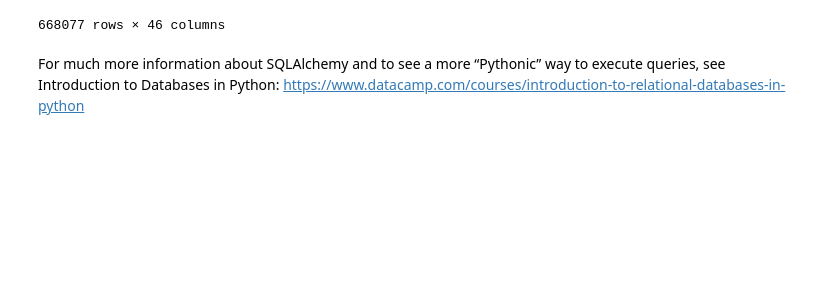
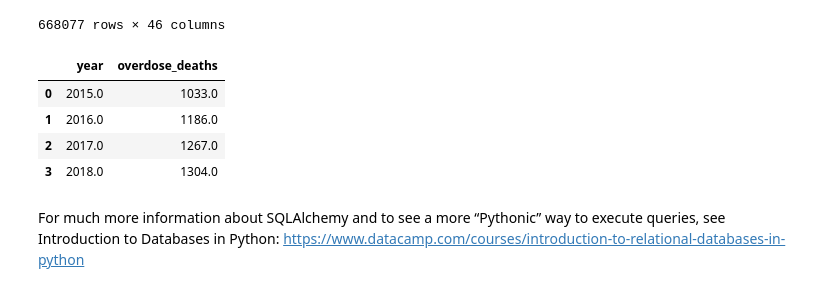
Before and after one commit to NSS-Data-Analytics-Cohort-12/prescribers-python-da12-v2-pandamore, a Jupyter notebook: notebooks/prescribers.ipynb, the cells around one changed output. Saved outputs shown, nothing was run; the diff lists cells and outputs as text; code cells hidden in the pictures; blank space fills up the shorter version.

```diff
--- a/notebooks/prescribers.ipynb
+++ b/notebooks/prescribers.ipynb
@@ -288,3 +289,5 @@ ppdfc_overdose_df
 | 668075 | 1.993000e+09 | THOMAS | SHELIA | K | RN, APN | ... |
 | 668076 | 1.993000e+09 | THOMAS | SHELIA | K | RN, APN | ... |
 668077 rows × 46 columns
+# %%
+county_od_df = fips_county_df.merge(overdose_df, on='fipscounty', how='left')
@@ -291,3 +296,12 @@ ppdfc_overdose_df
+# %%
+overdose_2015_group = county_od_df.groupby(['year'])['overdose_deaths'].sum().reset_index()
+overdose_2015_group
+# %% [output]
+|  | year | overdose_deaths |
+| 0 | 2015.0 | 1033.0 |
+| 1 | 2016.0 | 1186.0 |
+| 2 | 2017.0 | 1267.0 |
+| 3 | 2018.0 | 1304.0 |
 # %%
 # 4. Is there an association between rates of opioid prescriptions and overdose deaths by county?
 # %%
```
Also changed, not shown: parts of 4 cells of this notebook.
